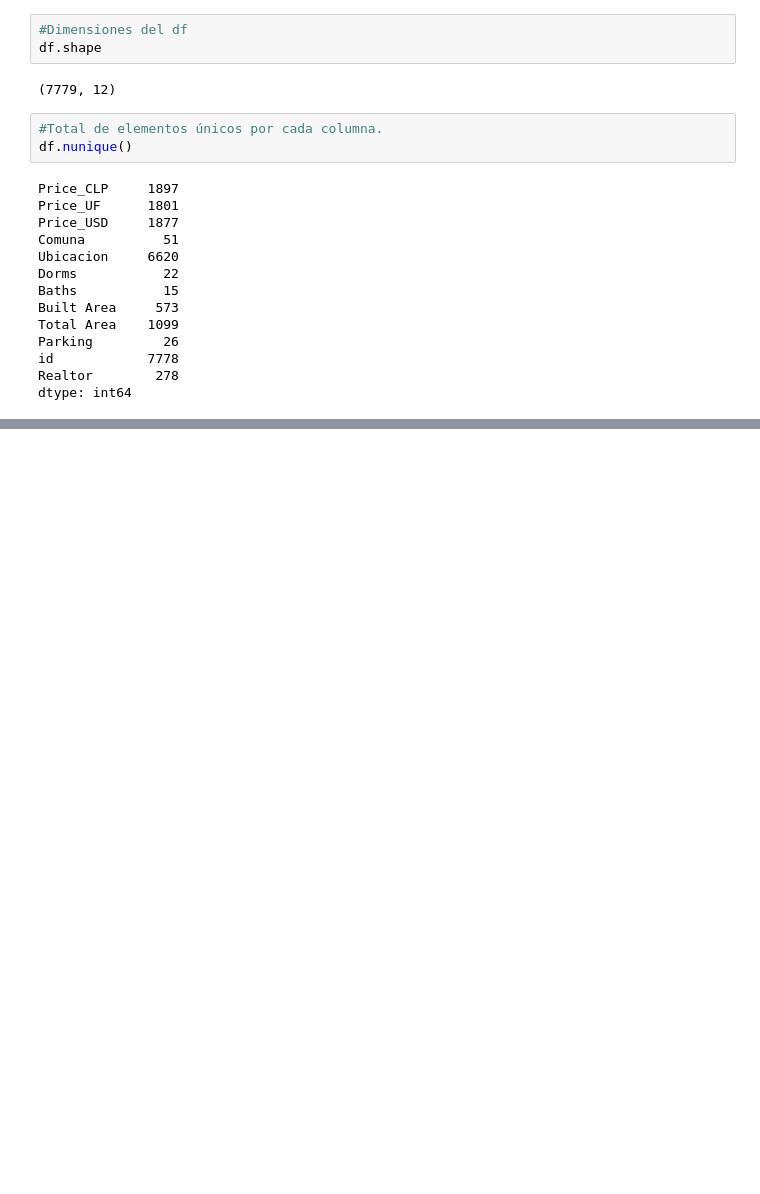
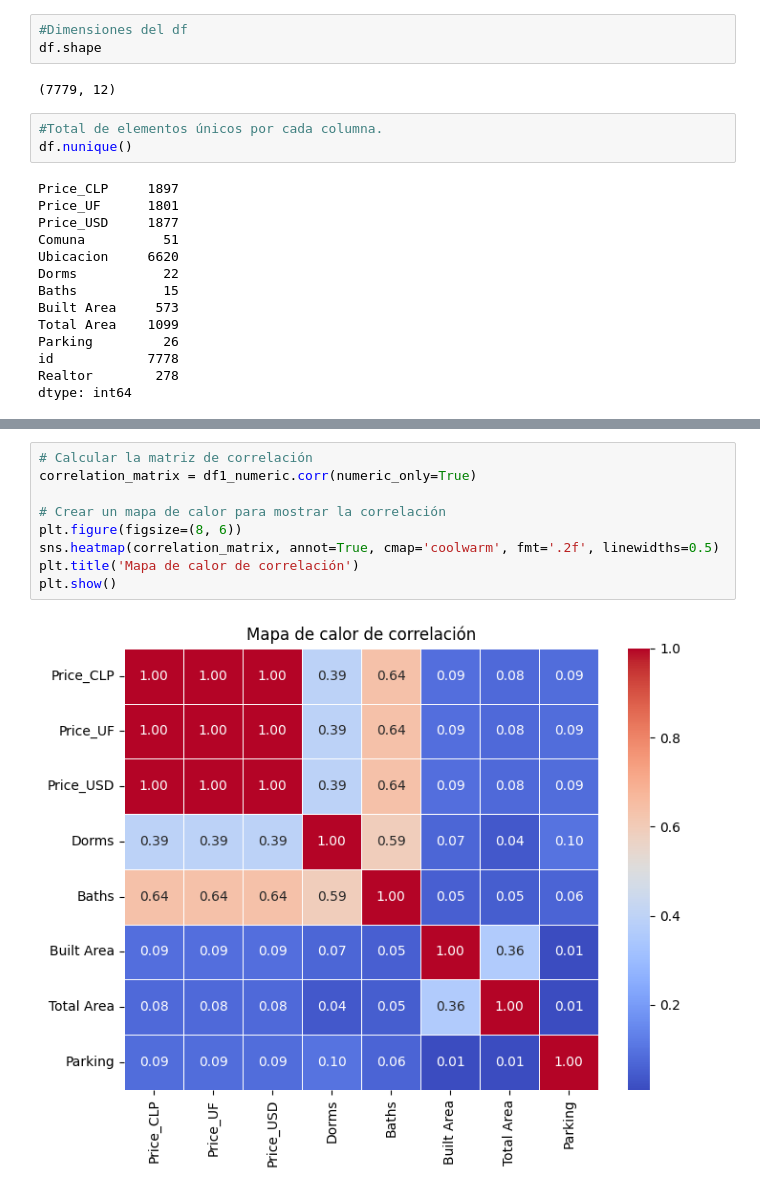
Before and after one commit to Marian186/Data-Cleaning, a Jupyter notebook: Precios_casas.ipynb, the cells around one changed output, grey strips where cells are left out. Saved outputs shown, nothing was run; the diff lists cells and outputs as text; blank space fills up the shorter version.

```diff
--- a/Precios_casas.ipynb
+++ b/Precios_casas.ipynb
@@ -95,0 +205,11 @@ dtype: int64
+# %%
+# Calcular la matriz de correlación
+correlation_matrix = df1_numeric.corr(numeric_only=True)
+
+# Crear un mapa de calor para mostrar la correlación
+plt.figure(figsize=(8, 6))
+sns.heatmap(correlation_matrix, annot=True, cmap='coolwarm', fmt='.2f', linewidths=0.5)
+plt.title('Mapa de calor de correlación')
+plt.show()
+# %% [output]
+[figure, added]
```
Also changed, not shown: parts of 7 cells of this notebook.
